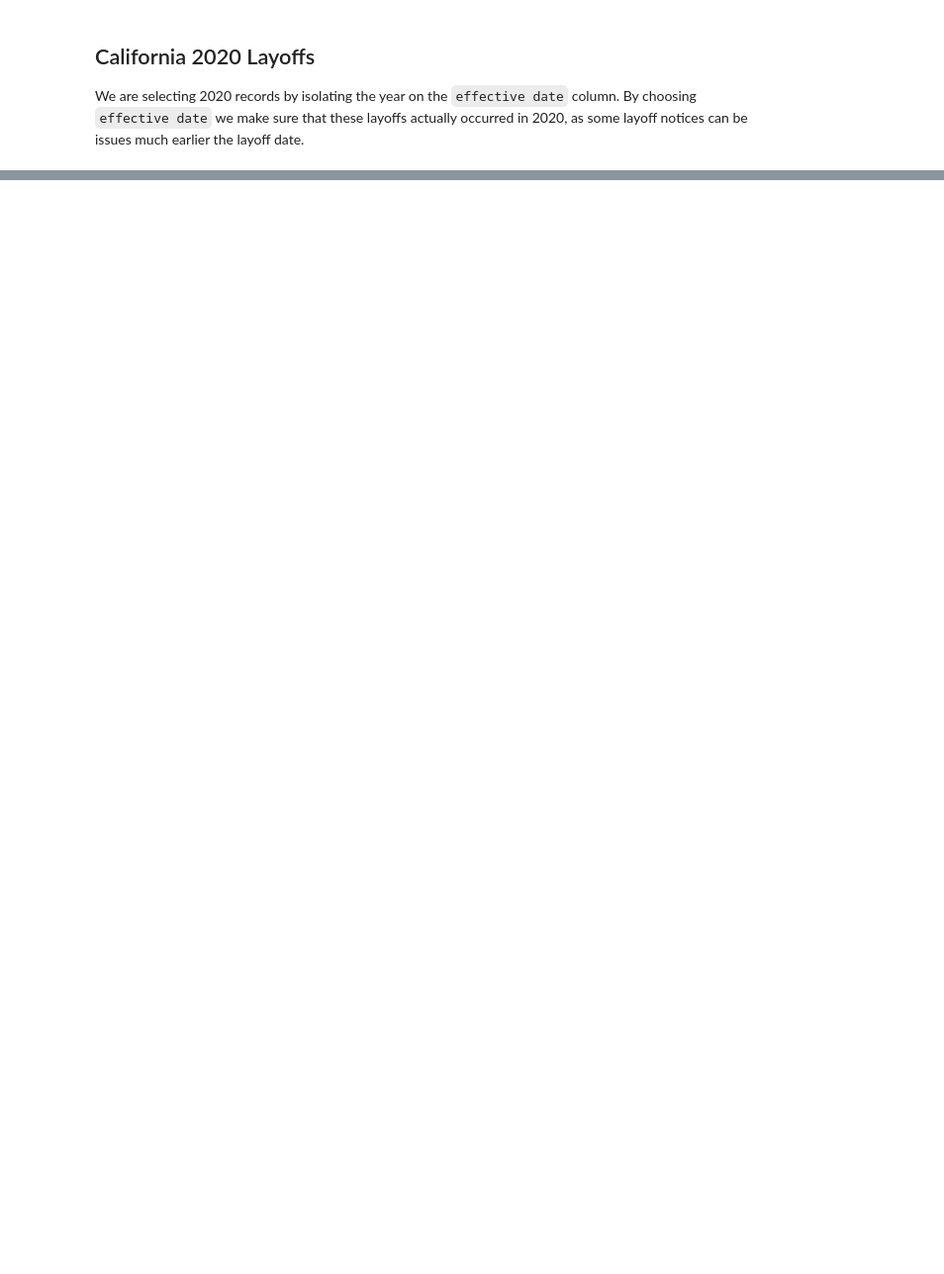
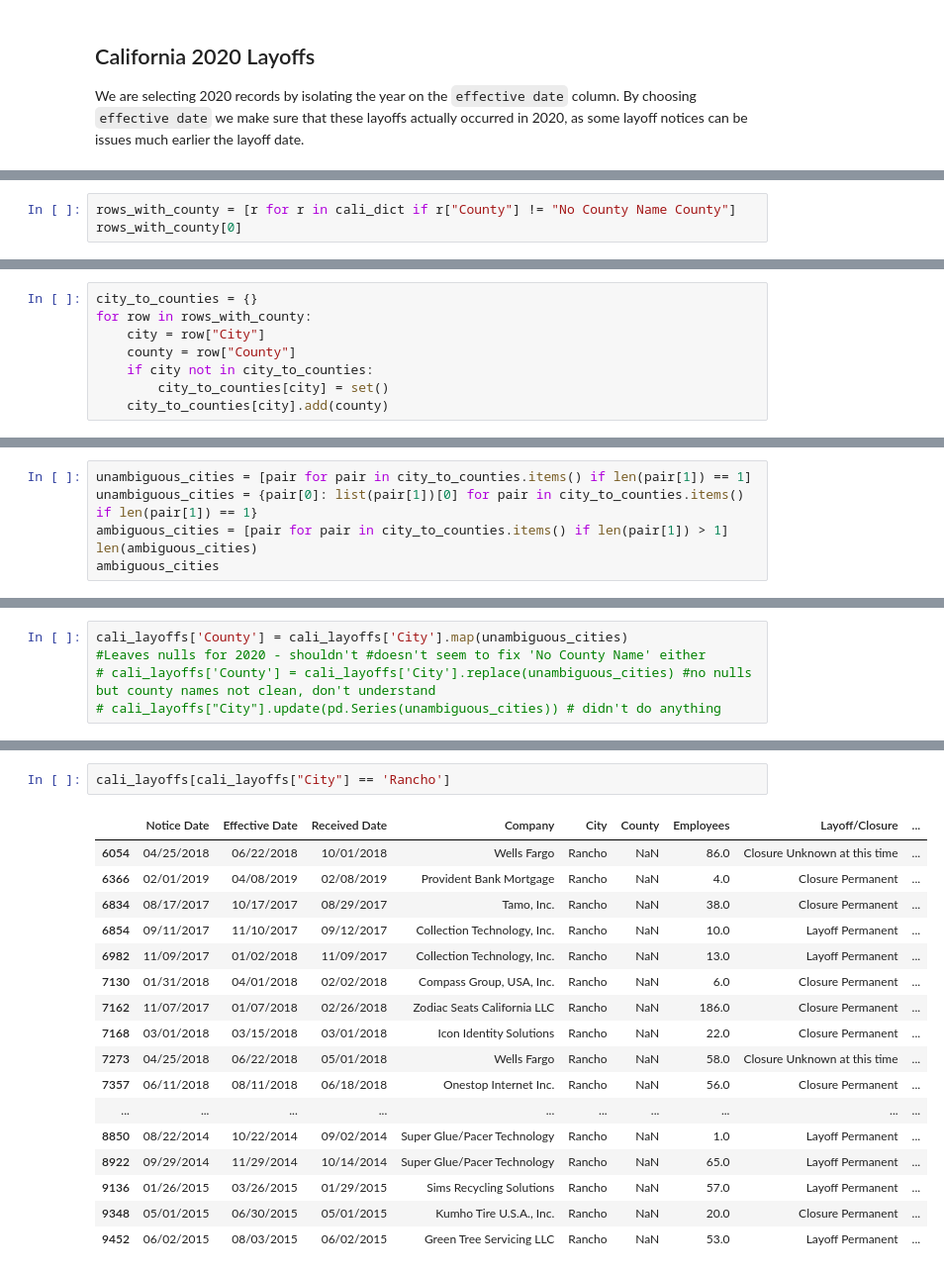
Before and after one commit to biglocalnews/WARN_Cali_analysis, a Jupyter notebook: hardest_hit/hard_hit_clean_city.ipynb, the cells around one changed output, grey strips where cells are left out. Shown at 99% size. Cells and saved outputs as stored; diff of their text form; blank space fills up the shorter version.

```diff
--- a/hardest_hit/hard_hit_clean_city.ipynb
+++ b/hardest_hit/hard_hit_clean_city.ipynb
@@ -52,0 +148,3 @@ See the caveats in the documentation: https://pandas.pydata.org/pandas-docs/stab
+# %%
+rows_with_county = [r for r in cali_dict if r["County"] != "No County Name County"]
+rows_with_county[0]
@@ -52,0 +161,8 @@ See the caveats in the documentation: https://pandas.pydata.org/pandas-docs/stab
+# %%
+city_to_counties = {}
+for row in rows_with_county:
+    city = row["City"]
+    county = row["County"]
+    if city not in city_to_counties:
+        city_to_counties[city] = set()
+    city_to_counties[city].add(county)
@@ -52,0 +171,6 @@ See the caveats in the documentation: https://pandas.pydata.org/pandas-docs/stab
+# %%
+unambiguous_cities = [pair for pair in city_to_counties.items() if len(pair[1]) == 1]
+unambiguous_cities = {pair[0]: list(pair[1])[0] for pair in city_to_counties.items() if len(pair[1]) == 1}
+ambiguous_cities = [pair for pair in city_to_counties.items() if len(pair[1]) > 1]
+len(ambiguous_cities)
+ambiguous_cities
@@ -69,0 +231,5 @@ no_county
+# %%
+cali_layoffs['County'] = cali_layoffs['City'].map(unambiguous_cities)
+#Leaves nulls for 2020 - shouldn't #doesn't seem to fix 'No County Name' either
+# cali_layoffs['County'] = cali_layoffs['City'].replace(unambiguous_cities) #no nulls but county names not clean, don't understand
+# cali_layoffs["City"].update(pd.Series(unambiguous_cities)) # didn't do anything
@@ -78,0 +303,20 @@ Name: Year, dtype: int64
+# %%
+cali_layoffs[cali_layoffs["City"] == 'Rancho']
+# %% [output]
+|  | Notice Date | Effective Date | Received Date | Company | City | County | Employees | Layoff/Closure | ... |
+| 6054 | 04/25/2018 | 06/22/2018 | 10/01/2018 | Wells Fargo | Rancho | NaN | 86.0 | Closure Unknown at this time | ... |
+| 6366 | 02/01/2019 | 04/08/2019 | 02/08/2019 | Provident Bank Mortgage | Rancho | NaN | 4.0 | Closure Permanent | ... |
+| 6834 | 08/17/2017 | 10/17/2017 | 08/29/2017 | Tamo, Inc. | Rancho | NaN | 38.0 | Closure Permanent | ... |
+| 6854 | 09/11/2017 | 11/10/2017 | 09/12/2017 | Collection Technology, Inc. | Rancho | NaN | 10.0 | Layoff Permanent | ... |
+| 6982 | 11/09/2017 | 01/02/2018 | 11/09/2017 | Collection Technology, Inc. | Rancho | NaN | 13.0 | Layoff Permanent | ... |
+| 7130 | 01/31/2018 | 04/01/2018 | 02/02/2018 | Compass Group, USA, Inc. | Rancho | NaN | 6.0 | Closure Permanent | ... |
+| 7162 | 11/07/2017 | 01/07/2018 | 02/26/2018 | Zodiac Seats California LLC | Rancho | NaN | 186.0 | Closure Permanent | ... |
+| 7168 | 03/01/2018 | 03/15/2018 | 03/01/2018 | Icon Identity Solutions | Rancho | NaN | 22.0 | Closure Permanent | ... |
+| 7273 | 04/25/2018 | 06/22/2018 | 05/01/2018 | Wells Fargo | Rancho | NaN | 58.0 | Closure Unknown at this time | ... |
+| 7357 | 06/11/2018 | 08/11/2018 | 06/18/2018 | Onestop Internet Inc. | Rancho | NaN | 56.0 | Closure Permanent | ... |
+| ... | ... | ... | ... | ... | ... | ... | ... | ... | ... |
+| 8850 | 08/22/2014 | 10/22/2014 | 09/02/2014 | Super Glue/Pacer Technology | Rancho | NaN | 1.0 | Layoff Permanent | ... |
+| 8922 | 09/29/2014 | 11/29/2014 | 10/14/2014 | Super Glue/Pacer Technology | Rancho | NaN | 65.0 | Layoff Permanent | ... |
+| 9136 | 01/26/2015 | 03/26/2015 | 01/29/2015 | Sims Recycling Solutions | Rancho | NaN | 57.0 | Layoff Permanent | ... |
+| 9348 | 05/01/2015 | 06/30/2015 | 05/01/2015 | Kumho Tire U.S.A., Inc. | Rancho | NaN | 20.0 | Closure Permanent | ... |
+| 9452 | 06/02/2015 | 08/03/2015 | 06/02/2015 | Green Tree Servicing LLC | Rancho | NaN | 53.0 | Layoff Permanent | ... |
```
Also changed, not shown: parts of 23 cells of this notebook, 2 other files.
